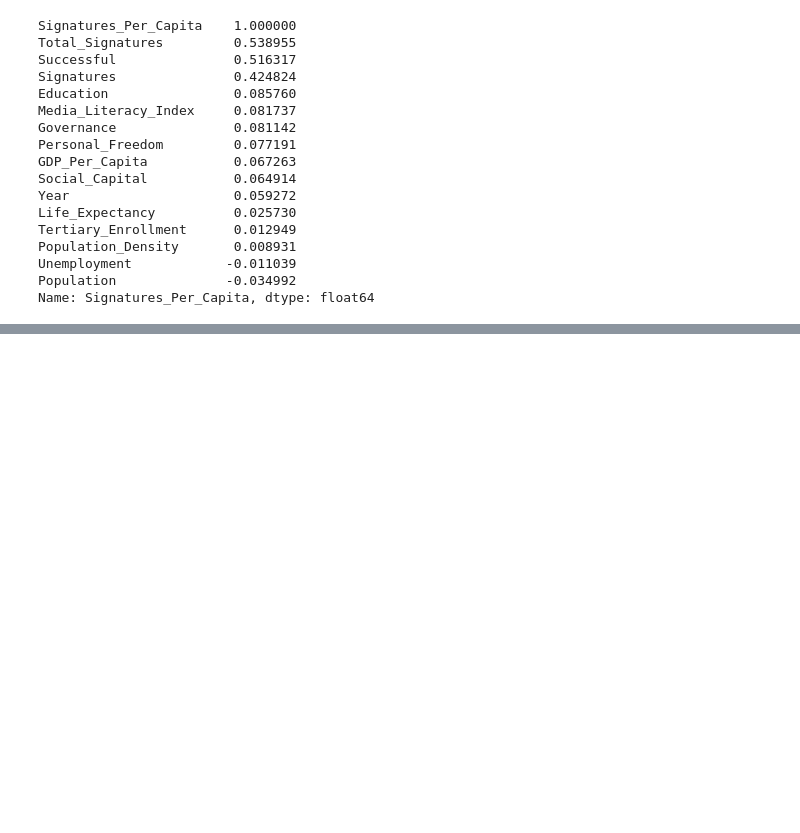
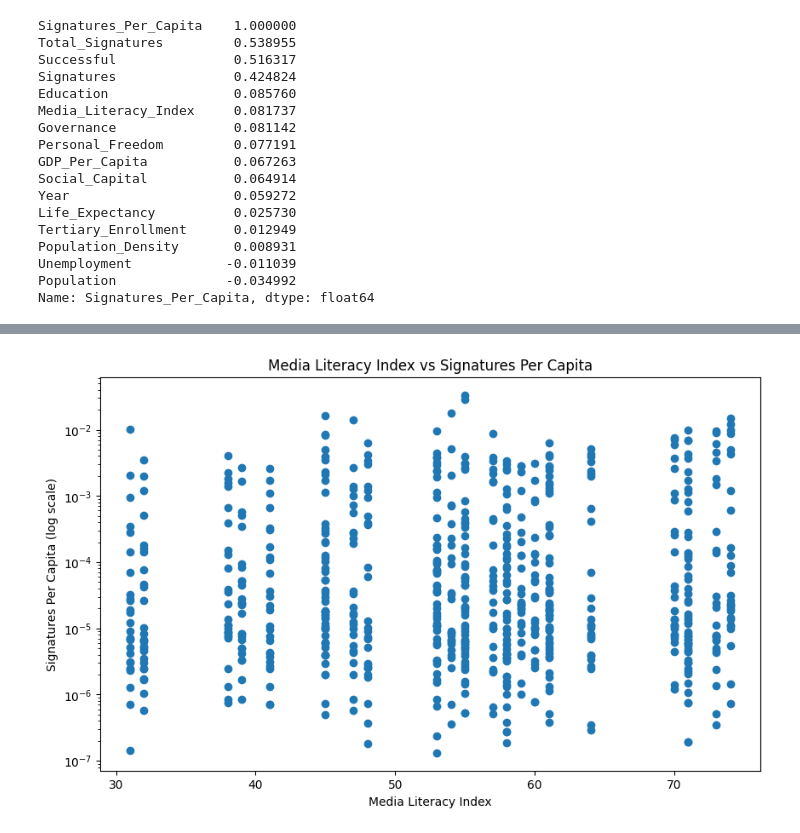
Before and after one commit to Matthew-Riddell/MSc-Dissertation, a Jupyter notebook: notebooks/06-extra-data-exploration.ipynb, the cells around one changed output, grey strips where cells are left out. Cells and saved outputs as stored; diff of their text form; code cells hidden in the pictures; blank space fills up the shorter version.

```diff
--- a/notebooks/06-extra-data-exploration.ipynb
+++ b/notebooks/06-extra-data-exploration.ipynb
@@ -491,0 +615,17 @@ Name: Signatures_Per_Capita, dtype: float64
+# %%
+plt.figure(figsize=(10, 6))
+
+plt.scatter(
+    media_eda["Media_Literacy_Index"],
+    media_eda["Signatures_Per_Capita"]
+)
+
+plt.yscale("log")
+
+plt.xlabel("Media Literacy Index")
+plt.ylabel("Signatures Per Capita (log scale)")
+plt.title("Media Literacy Index vs Signatures Per Capita")
+
+plt.show()
+# %% [output]
+[figure, added]
```
Also changed, not shown: parts of 29 cells of this notebook.
